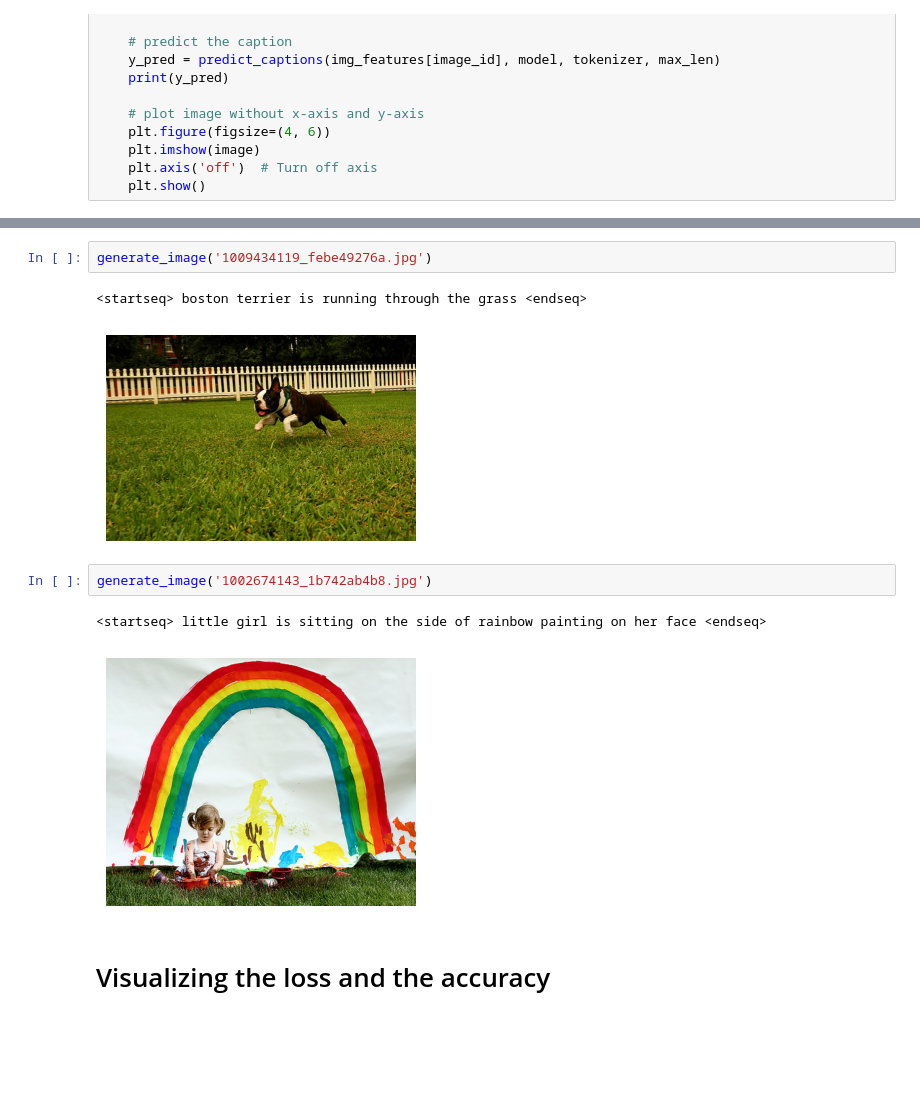
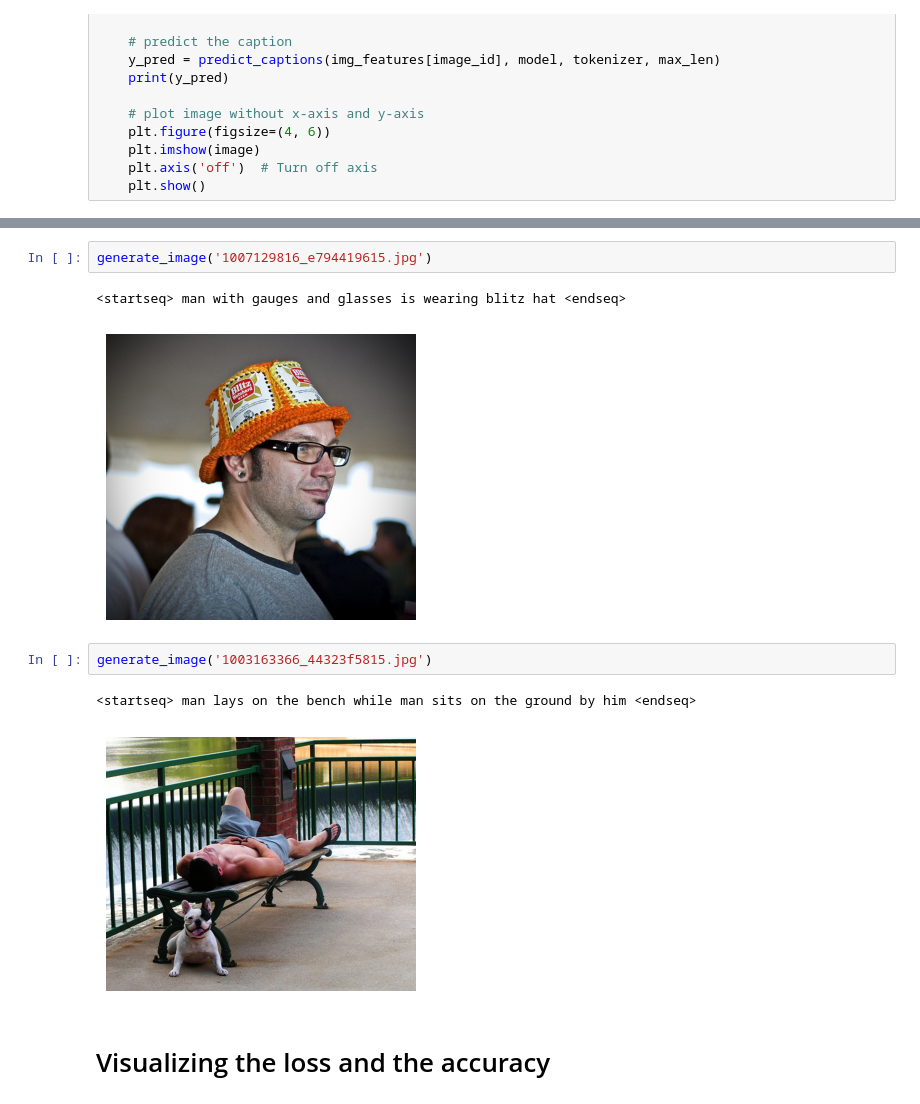
Before and after one commit to Arbazkhan-cs/ML-from-scratch, a Jupyter notebook: 7 - Major Project/Image-Captioning Project/Prediction/Prediction and Visualization.ipynb, the cells around one changed output, grey strips where cells are left out. Cells and saved outputs as stored; diff of their text form; blank space fills up the shorter version.

```diff
--- a/7 - Major Project/Image-Captioning Project/Prediction/Prediction and Visualization.ipynb
+++ b/7 - Major Project/Image-Captioning Project/Prediction/Prediction and Visualization.ipynb
@@ -158,14 +158,14 @@ generate_image('1007320043_627395c3d8.jpg')
 [figure]
 # %%
-generate_image('1009434119_febe49276a.jpg')
+generate_image('1007129816_e794419615.jpg')
 # %% [output]
-<startseq> boston terrier is running through the grass <endseq>
+<startseq> man with gauges and glasses is wearing blitz hat <endseq>
-[figure, old version]
+[figure, new version]
 # %%
-generate_image('1002674143_1b742ab4b8.jpg')
+generate_image('1003163366_44323f5815.jpg')
 # %% [output]
-<startseq> little girl is sitting on the side of rainbow painting on her face <endseq>
+<startseq> man lays on the bench while man sits on the ground by him <endseq>
-[figure, old version]
+[figure, new version]
 # %% [markdown]
 # Visualizing the loss and the accuracy
 # %%
```
Also changed, not shown: parts of 3 cells of this notebook, 1 other file.
